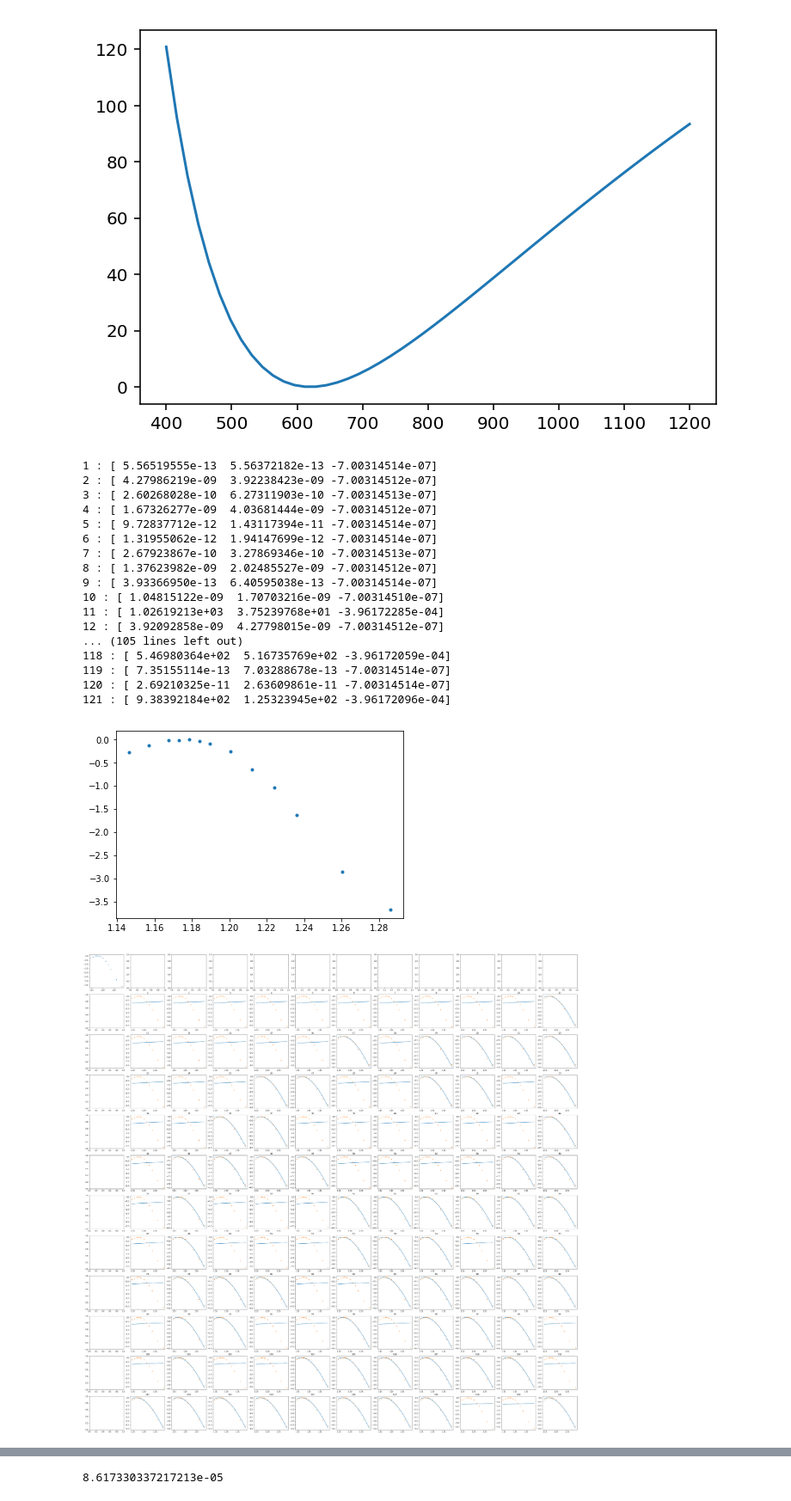
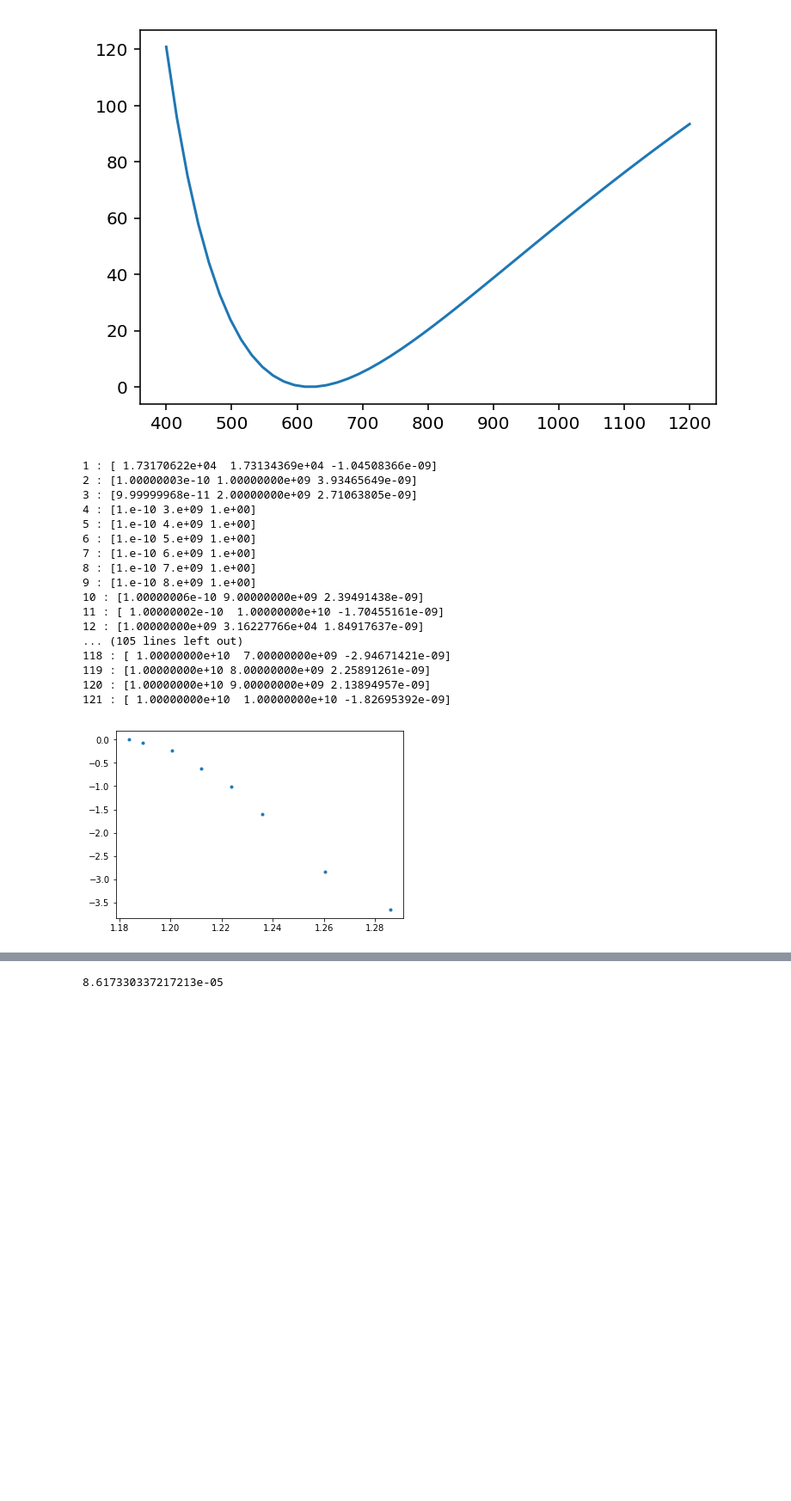
Before and after one commit to qwretz/fpraktikum, a Jupyter notebook: Energy Gap/EnergyGaps.ipynb, the cells around one changed output, grey strips where cells are left out. Shown at 86% size. Cells and saved outputs as stored; diff of their text form; code cells hidden in the pictures; blank space fills up the shorter version.

```diff
--- a/Energy Gap/EnergyGaps.ipynb
+++ b/Energy Gap/EnergyGaps.ipynb
@@ -146,8 +147,10 @@ ax.legend()
 # %%
 def indFit(wl,Eg,Ep,A,T=300):
+    wl=np.array(wl)
     wl=wl*1e-9
     h_nu= c.h*c.c /wl /c.e
-    return A *((h_nu - Eg + Ep)**2/ ( np.exp(Ep/c.Boltzmann/c.e / T) -1) + (h_nu - Eg - Ep)**2/ ( 1- np.exp(-Ep/c.Boltzmann/c.e / T) ))
+    #h_nu=wl
+    return A *((h_nu - Eg + Ep)**2/ ( np.exp(Ep/(c.Boltzmann/c.e) / T) -1) + (h_nu - Eg - Ep)**2/ ( 1- np.exp(-Ep/(c.Boltzmann/c.e) / T) ))
 # %%
 #popt,pcov=cf(ind Fit)
 
@@ -163,7 +166,8 @@ data=pd.read_table("Data/Rechts.txt",skiprows=2)
 wavelen=np.array(data.values[:,0])
 intens=np.array(data.values[:,1])
 wavelen=adjustLambda(wavelen)
-temp=np.argmax(intens)+5
+temp=np.argmax(intens)
+#temp=len(intens)
 xmin=28
 intens=intens[xmin:temp]
 intens=intens/np.max(intens)
@@ -171,53 +175,52 @@ intens=intens/np.max(intens)
 #hier bin ich mir nicht sicher
 intens=np.log(intens)
 
 wavelen=wavelen[xmin:temp]
 energy=wavelen_in_Energy(wavelen)
 fig,ax=plt.subplots()
 ax.plot(energy,intens,".")
 fig,ax=plt.subplots(nrows=12,ncols=12,figsize=(50,50))
 ax[0,0].plot(energy,intens,".")
-Eg=np.linspace(1e-2,1e2,11)
+Eg=np.linspace(1e-10,1e10,11)
 Ef=Eg
 counter=0
 xcounter=0
 ycounter=0
 xaxis=np.linspace(min(energy),max(energy))
 for x in Eg:
     xcounter=xcounter+1
     ycounter=0
     for y in Ef:
         try:
             counter=counter+1
-            popt,pcov=curce_fit(indFit,energy,intens,p0=(x,y,1),maxfev=10000,bounds=([0,0,-np.inf],[np.inf,np.inf,np.inf]) )
+            popt,pcov=curce_fit(indFit,wavelen,intens,p0=(x,y,1),maxfev=10000,bounds=([0,0,-np.inf],[np.inf,np.inf,np.inf]) )
             #if(popt[0]>popt[1]):
             print(counter,":",popt)
             ycounter=ycounter+1
             ax[xcounter,ycounter].plot(xaxis,indFit(xaxis,*popt))
             ax[xcounter,ycounter].plot(energy,intens,".")
             ax[xcounter,ycounter].set_title(counter)
         except RuntimeError:
             print("nothing")
 # %% [output]
-1 : [ 5.56519555e-13  5.56372182e-13 -7.00314514e-07]
-2 : [ 4.27986219e-09  3.92238423e-09 -7.00314512e-07]
-3 : [ 2.60268028e-10  6.27311903e-10 -7.00314513e-07]
-4 : [ 1.67326277e-09  4.03681444e-09 -7.00314512e-07]
-5 : [ 9.72837712e-12  1.43117394e-11 -7.00314514e-07]
-6 : [ 1.31955062e-12  1.94147699e-12 -7.00314514e-07]
-7 : [ 2.67923867e-10  3.27869346e-10 -7.00314513e-07]
-8 : [ 1.37623982e-09  2.02485527e-09 -7.00314512e-07]
-9 : [ 3.93366950e-13  6.40595038e-13 -7.00314514e-07]
-10 : [ 1.04815122e-09  1.70703216e-09 -7.00314510e-07]
-11 : [ 1.02619213e+03  3.75239768e+01 -3.96172285e-04]
-12 : [ 3.92092858e-09  4.27798015e-09 -7.00314512e-07]
+1 : [ 1.73170622e+04  1.73134369e+04 -1.04508366e-09]
+2 : [1.00000003e-10 1.00000000e+09 3.93465649e-09]
+3 : [9.99999968e-11 2.00000000e+09 2.71063805e-09]
+4 : [1.e-10 3.e+09 1.e+00]
+5 : [1.e-10 4.e+09 1.e+00]
+6 : [1.e-10 5.e+09 1.e+00]
+7 : [1.e-10 6.e+09 1.e+00]
+8 : [1.e-10 7.e+09 1.e+00]
+9 : [1.e-10 8.e+09 1.e+00]
+10 : [1.00000006e-10 9.00000000e+09 2.39491438e-09]
+11 : [ 1.00000002e-10  1.00000000e+10 -1.70455161e-09]
+12 : [1.00000000e+09 3.16227766e+04 1.84917637e-09]
 ... (105 lines left out)
-118 : [ 5.46980364e+02  5.16735769e+02 -3.96172059e-04]
-119 : [ 7.35155114e-13  7.03288678e-13 -7.00314514e-07]
-120 : [ 2.69210325e-11  2.63609861e-11 -7.00314514e-07]
-121 : [ 9.38392184e+02  1.25323945e+02 -3.96172096e-04]
+118 : [ 1.00000000e+10  7.00000000e+09 -2.94671421e-09]
+119 : [1.00000000e+10 8.00000000e+09 2.25891261e-09]
+120 : [1.00000000e+10 9.00000000e+09 2.13894957e-09]
+121 : [ 1.00000000e+10  1.00000000e+10 -1.82695392e-09]
-[figure, old version]
+[figure, new version]
-[figure, removed]
 # %%
 def indFit(wl,Eg,Ep,A,T=77):
     wl=wl*1e-9
```
Also changed, not shown: parts of 6 cells of this notebook.
